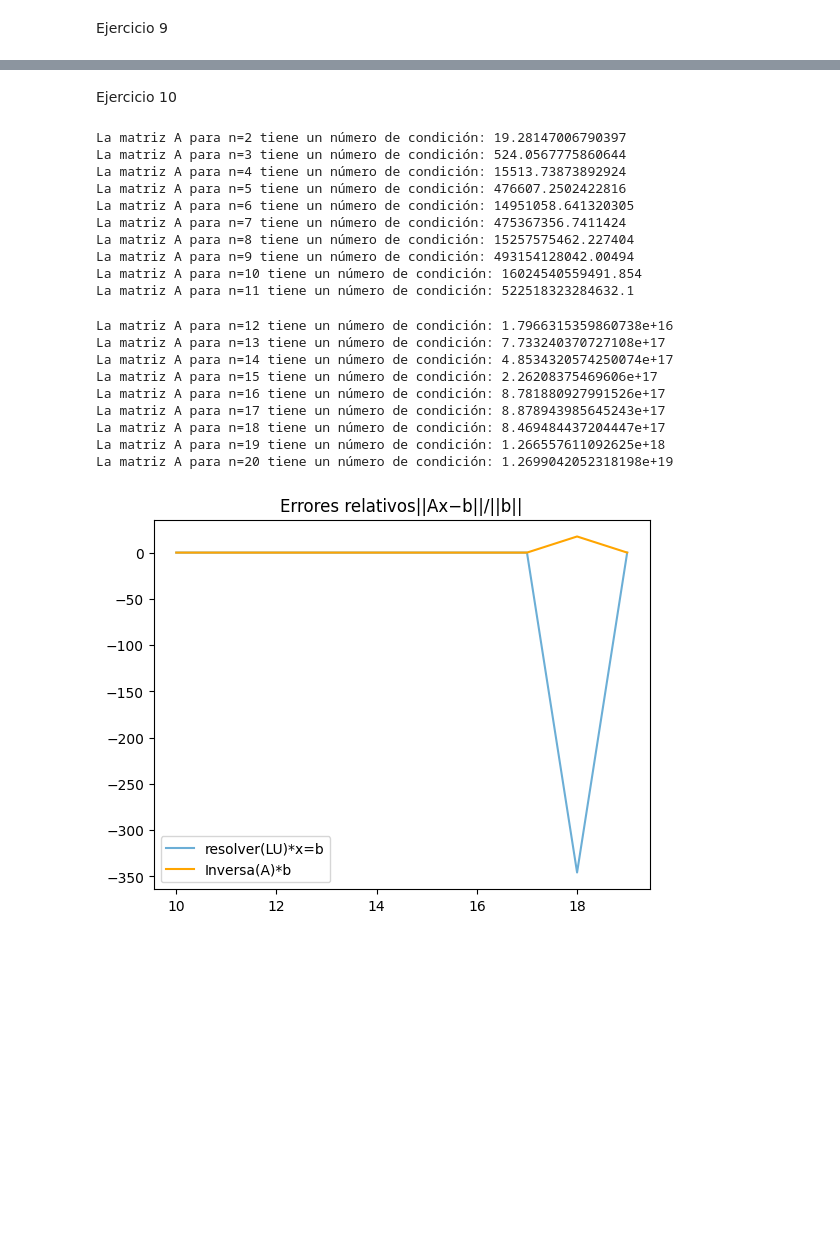
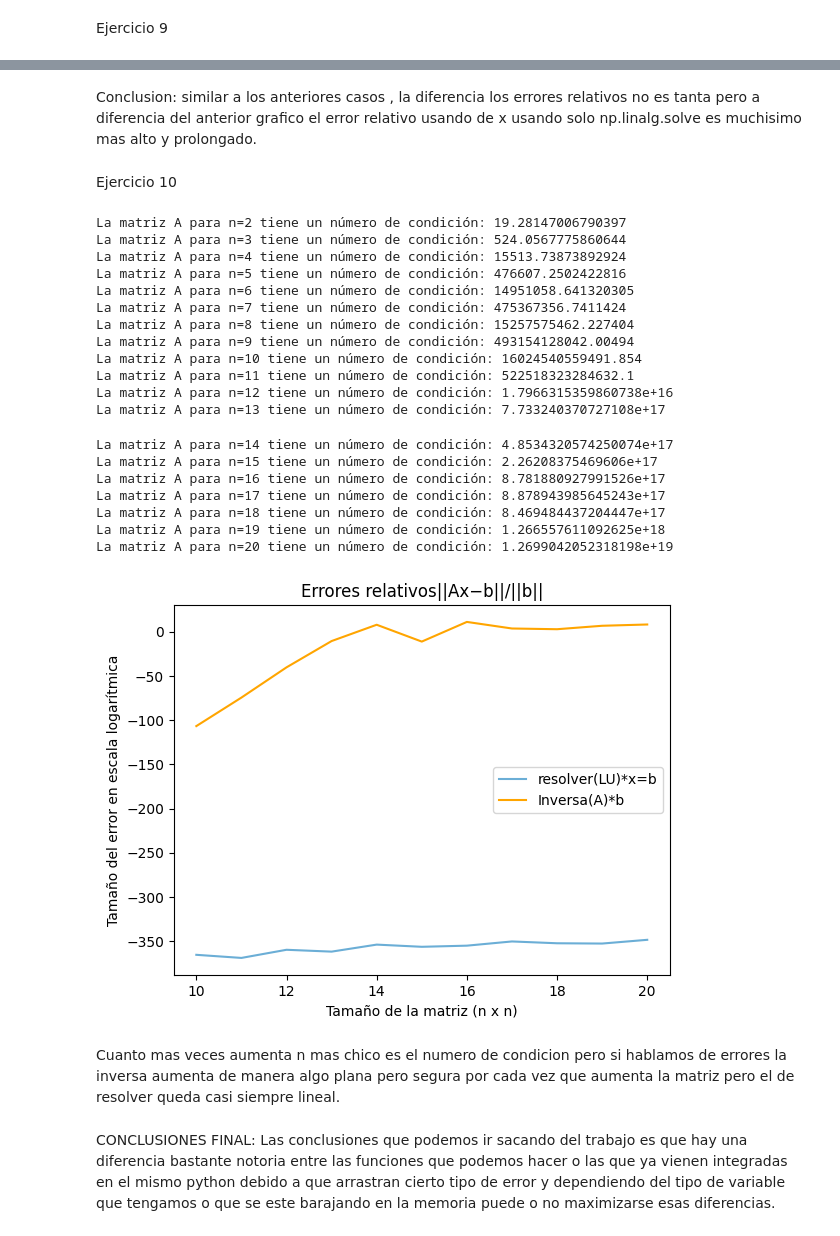
Before and after one commit to pic556/TPsALC20232C, a Jupyter notebook: TP1ALC2C2023-Copy1.ipynb, the cells around one changed output, grey strips where cells are left out. Cells and saved outputs as stored; diff of their text form; code cells hidden in the pictures; blank space fills up the shorter version.

```diff
--- a/TP1ALC2C2023-Copy1.ipynb
+++ b/TP1ALC2C2023-Copy1.ipynb
@@ -368,0 +426,9 @@ plt.show()
+# %%
+n = np.arange(10, len(v1))
+plt.plot(n, v3x[10:], label='np.linalg.solve(A,b)', color='#6baed6')
+plt.plot(n, v4x[10:], label='np.linalg.inv(A)*b', color='orange')
+plt.title("Errores relativos||xi−x||/||x||" )
+plt.legend()
+plt.xlabel("Tamaño de la matriz (n x n)")
+plt.ylabel("Tamaño del error en escala logarítmica")
+plt.show()
@@ -369,7 +437,9 @@ plt.show()
+# %% [markdown]
+Conclusion: similar a los anteriores casos , la diferencia los errores relativos no es tanta pero a diferencia del anterior grafico el error relativo usando de x usando solo np.linalg.solve es muchisimo mas alto y prolongado.
 # %% [markdown]
 Ejercicio 10
 # %%
-import numpy as np
+
 
 # Define una función para calcular el número de condición de una matriz
 def calcular_numero_condicion(A):
@@ -380,6 +450,13 @@ tam_inicial = 2
 tam_final = 21  # Como quieres incluir n = 20
 cant_iteraciones = 10
 
+v1 = np.zeros(tam_final)
+# Vector para almacenar los errores relativos del primer método
+
+v2 = np.zeros(tam_final)
+# Vector para almacenar los errores relativos del segundo método
+
+
 # Iterar a través de los valores de n desde 2 hasta 20
 for n in range(tam_inicial, tam_final):
     # Crear la matriz A utilizando la fórmula dada
@@ -387,14 +464,12 @@ for n in range(tam_inicial, tam_final):
     for i in range(1, n + 1):
         for j in range(1, n + 1):
             A[i - 1, j - 1] = 1 / (i + j - 1)
+            # lo que pide el enuciado
 
     # Calcular el número de condición de A
     cond_A = calcular_numero_condicion(A)
     print(f"La matriz A para n={n} tiene un número de condición: {cond_A}")
 
-    # Preparar vectores v1 y v2 para almacenar errores
-    v1 = np.zeros(n)
-    v2 = np.zeros(n)
 
     # Repetir el experimento cant_iteraciones veces para cada valor de n
     for j in range(cant_iteraciones):
@@ -413,12 +488,12 @@ for n in range(tam_inicial, tam_final):
         x2 = inversa(A) @ b
 
         # Calcular el error relativo de las soluciones obtenidas por cada método
-        err1 = np.log(np.linalg.norm(np.dot(A, x1) - b, 2) / np.linalg.norm(b, 2))
-        err2 = np.log(np.linalg.norm(np.dot(A, x2) - b, 2) / np.linalg.norm(b, 2))
+        err1 = np.log(np.linalg.norm(np.dot(A, x1) - b) / np.linalg.norm(b))
+        err2 = np.log(np.linalg.norm(np.dot(A, x2) - b) / np.linalg.norm(b))
 
         # Acumular los errores en los vectores v1 y v2 para su posterior análisis
-        v1[n - tam_inicial] += err1
-        v2[n - tam_inicial] += err2
+        v1[n] += err1
+        v2[n] += err2
 
 # Los resultados están listos para su análisis
 # %% [output]
@@ -432,8 +507,8 @@ La matriz A para n=8 tiene un número de condición: 15257575462.227404
 La matriz A para n=9 tiene un número de condición: 493154128042.00494
 La matriz A para n=10 tiene un número de condición: 16024540559491.854
 La matriz A para n=11 tiene un número de condición: 522518323284632.1
+La matriz A para n=12 tiene un número de condición: 1.7966315359860738e+16
+La matriz A para n=13 tiene un número de condición: 7.733240370727108e+17
-La matriz A para n=12 tiene un número de condición: 1.7966315359860738e+16
-La matriz A para n=13 tiene un número de condición: 7.733240370727108e+17
 La matriz A para n=14 tiene un número de condición: 4.8534320574250074e+17
 La matriz A para n=15 tiene un número de condición: 2.26208375469606e+17
 La matriz A para n=16 tiene un número de condición: 8.781880927991526e+17
@@ -442,13 +517,21 @@ La matriz A para n=18 tiene un número de condición: 8.469484437204447e+17
 La matriz A para n=19 tiene un número de condición: 1.266557611092625e+18
 La matriz A para n=20 tiene un número de condición: 1.2699042052318198e+19
 # %%
-import matplotlib.pyplot as plt
+
 
 n = np.arange(10, len(v1))
 plt.plot(n, v1[10:], label='resolver(LU)*x=b', color='#6baed6')
 plt.plot(n, v2[10:], label='Inversa(A)*b', color='orange')
 plt.title("Errores relativos||Ax−b||/||b||" )
 plt.legend()
+plt.xlabel("Tamaño de la matriz (n x n)")
+plt.ylabel("Tamaño del error en escala logarítmica")
 plt.show()
 # %% [output]
-[figure, old version]
+[figure, new version]
+# %% [markdown]
+Cuanto mas veces aumenta n mas chico es el numero de condicion pero si hablamos de errores la inversa aumenta de manera algo plana pero segura por cada vez que aumenta la matriz pero el de resolver queda casi siempre lineal.
+# %% [markdown]
+CONCLUSIONES FINAL:
+Las conclusiones que podemos ir sacando del trabajo es que hay una diferencia
+bastante notoria entre las funciones que podemos hacer o las que ya vienen integradas en el mismo python debido a que arrastran cierto tipo de error y dependiendo del tipo de variable que tengamos o que se este barajando en la memoria puede o no maximizarse esas diferencias.
```
Also changed, not shown: parts of 17 cells of this notebook.
